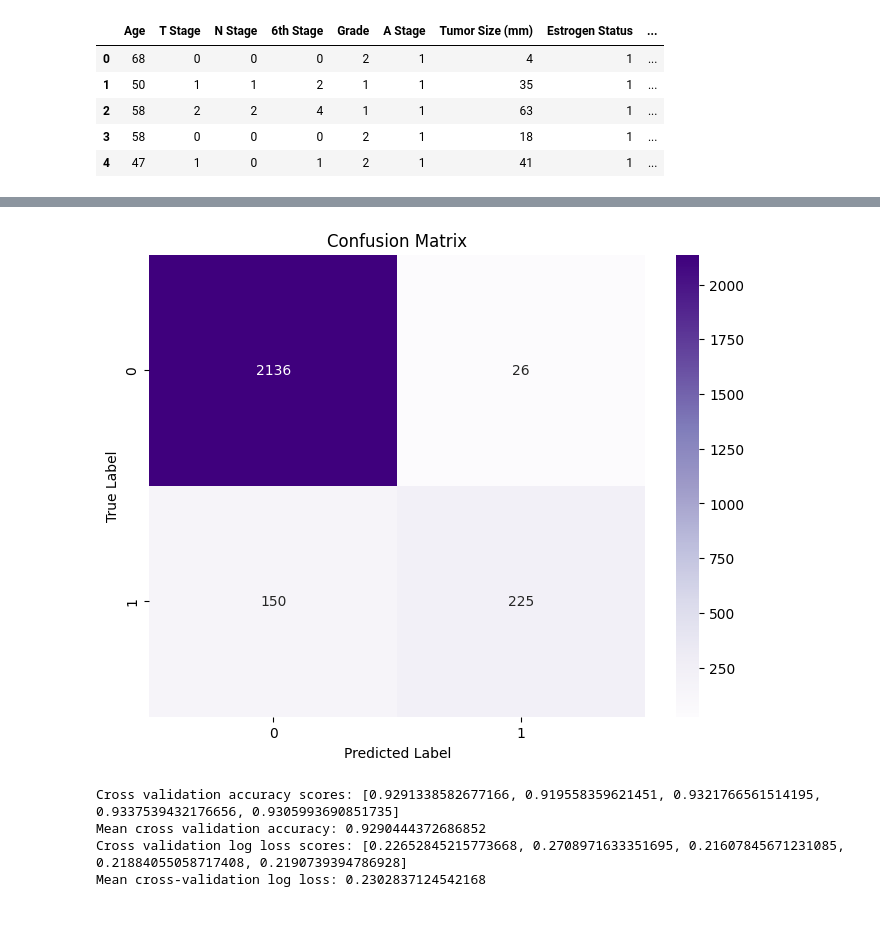
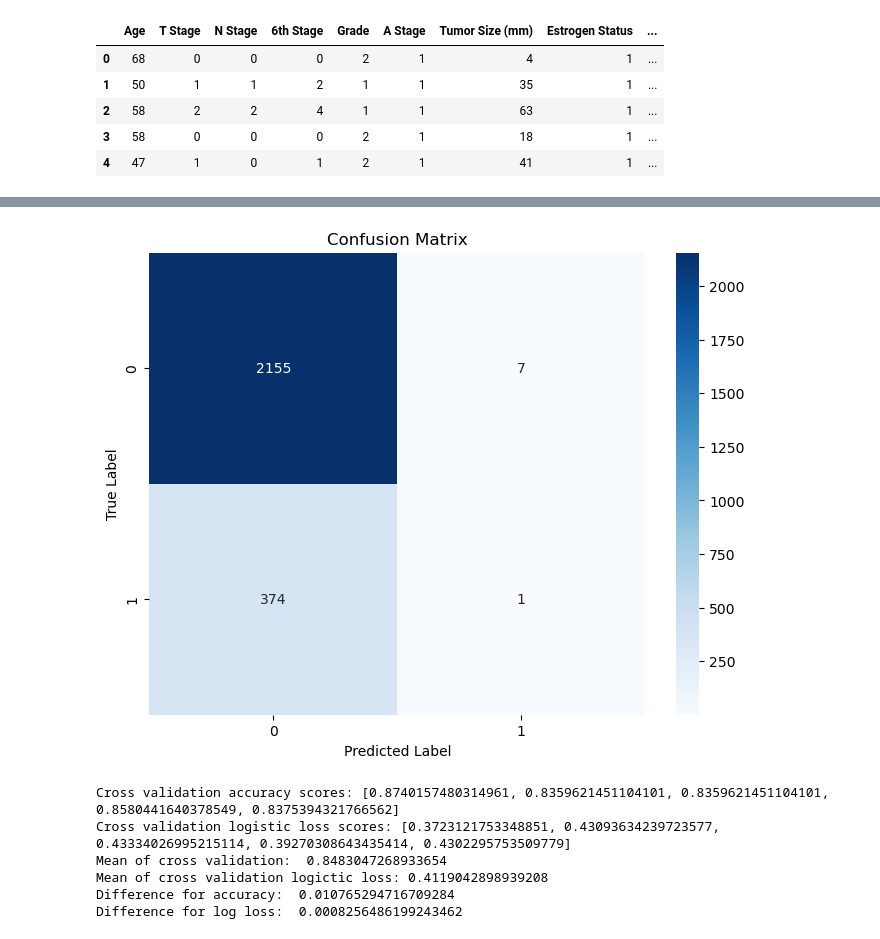
Before and after one commit to jeancarson/Block3Epic, a Jupyter notebook: final workflow/logistic_regression.ipynb, the cells around one changed output, grey strips where cells are left out. Saved outputs shown, nothing was run; the diff lists cells and outputs as text; code cells hidden in the pictures.

```diff
--- a/final workflow/logistic_regression.ipynb
+++ b/final workflow/logistic_regression.ipynb
@@ -29,3 +41,5 @@ df_alive.head()
 | 2 | 58 | 2 | 2 | 4 | 1 | 1 | 63 | 1 | ... |
 | 3 | 58 | 0 | 0 | 0 | 2 | 1 | 18 | 1 | ... |
 | 4 | 47 | 1 | 0 | 1 | 2 | 1 | 41 | 1 | ... |
+# %%
+df_alive.drop(["T Stage", "6th Stage"], axis=1, inplace=True)
@@ -32,13 +50,13 @@ df_alive.head()
 # %%
-from sklearn.metrics import classification_report, log_loss
+from sklearn.metrics import log_loss
 from sklearn.preprocessing import StandardScaler
 
-#Using a threshold of 40 mm (4 cm) because usually after the tumor reaches that size it becomes fatal
+#Using a threshold of 40 mm (4 cm) because usually after the tumor reaches that size it becomes very serious
 threshold = 40
 X = df_alive.drop("Tumor Size (mm)", axis=1)
 y = (df_alive["Tumor Size (mm)"] > threshold).astype(int)  # binary target variable
 
-X_train, X_test, y_train, y_test = train_test_split(X, y, test_size=0.8, random_state=42)
+X_train, X_test, y_train, y_test = train_test_split(X, y, test_size=0.2, random_state=42)
 
 scaler = StandardScaler()
 X_train_scaled = scaler.fit_transform(X_train)
@@ -63,16 +81,16 @@ Logistic loss: 0.24196055822686094
 # %%
 from sklearn.metrics import confusion_matrix
 import seaborn as sns
 
 # Compute confusion matrix
 cm = confusion_matrix(y_test, y_pred)
 
 plt.figure(figsize=(8, 6))
-sns.heatmap(cm, annot=True, cmap='Purples', fmt='g')
+sns.heatmap(cm, annot=True, cmap='Blues', fmt='g')
 plt.xlabel('Predicted Label')
 plt.ylabel('True Label')
 plt.title('Confusion Matrix')
 plt.show()
 # %% [output]
-[figure, old version]
+[figure, new version]
 # %%
@@ -95,8 +113,8 @@ logreg = LogisticRegression(max_iter=10000, random_state=42)
 kf = KFold(n_splits=5, shuffle=True, random_state=42)
 
 # Creating lists because there will be 5 of them
-cv_accuracy_scores = []
-cv_log_loss_scores = []
+cv_accuracy = []
+cv_log_loss = []
 
 # Splitting it into 5
 for train_index, test_index in kf.split(X):
@@ -105,7 +123,6 @@ for train_index, test_index in kf.split(X):
 
     X_train_scaled = scaler.fit_transform(X_train)
     X_test_scaled = scaler.transform(X_test)
-
 
     logreg.fit(X_train_scaled, y_train)
 
@@ -117,15 +134,18 @@ for train_index, test_index in kf.split(X):
     accuracy = accuracy_score(y_test, y_pred)
     log_loss_score = log_loss(y_test, y_pred_proba)
 
-    cv_accuracy_scores.append(accuracy)
-    cv_log_loss_scores.append(log_loss_score)
+    cv_accuracy.append(accuracy)
+    cv_log_loss.append(log_loss_score)
 
-print("Cross validation accuracy scores:", cv_accuracy_scores)
-print("Mean cross validation accuracy:", np.mean(cv_accuracy_scores))
-print("Cross validation log loss scores:", cv_log_loss_scores)
-print("Mean cross-validation log loss:", np.mean(cv_log_loss_scores))
+print("Cross validation accuracy scores:", cv_accuracy)
+print("Cross validation logistic loss scores:", cv_log_loss)
+
+print("Mean of cross validation: ", np.mean(cv_accuracy))
+print("Mean of cross validation logictic loss:", np.mean(cv_log_loss))
 # %% [output]
-Cross validation accuracy scores: [0.9291338582677166, 0.919558359621451, 0.9321766561514195, 0.9337539432176656, 0.9305993690851735]
-Mean cross validation accuracy: 0.9290444372686852
-Cross validation log loss scores: [0.22652845215773668, 0.2708971633351695, 0.21607845671231085, 0.21884055058717408, 0.2190739394786928]
-Mean cross-validation log loss: 0.2302837124542168
+Cross validation accuracy scores: [0.8740157480314961, 0.8359621451104101, 0.8359621451104101, 0.8580441640378549, 0.8375394321766562]
+Cross validation logistic loss scores: [0.3723121753348851, 0.43093634239723577, 0.43334026995215114, 0.39270308643435414, 0.4302295753509779]
+Mean of cross validation:  0.8483047268933654
+Mean of cross validation logictic loss: 0.4119042898939208
+Difference for accuracy:  0.010765294716709284
+Difference for log loss:  0.0008256486199243462
```
Also changed, not shown: parts of 5 cells of this notebook.
